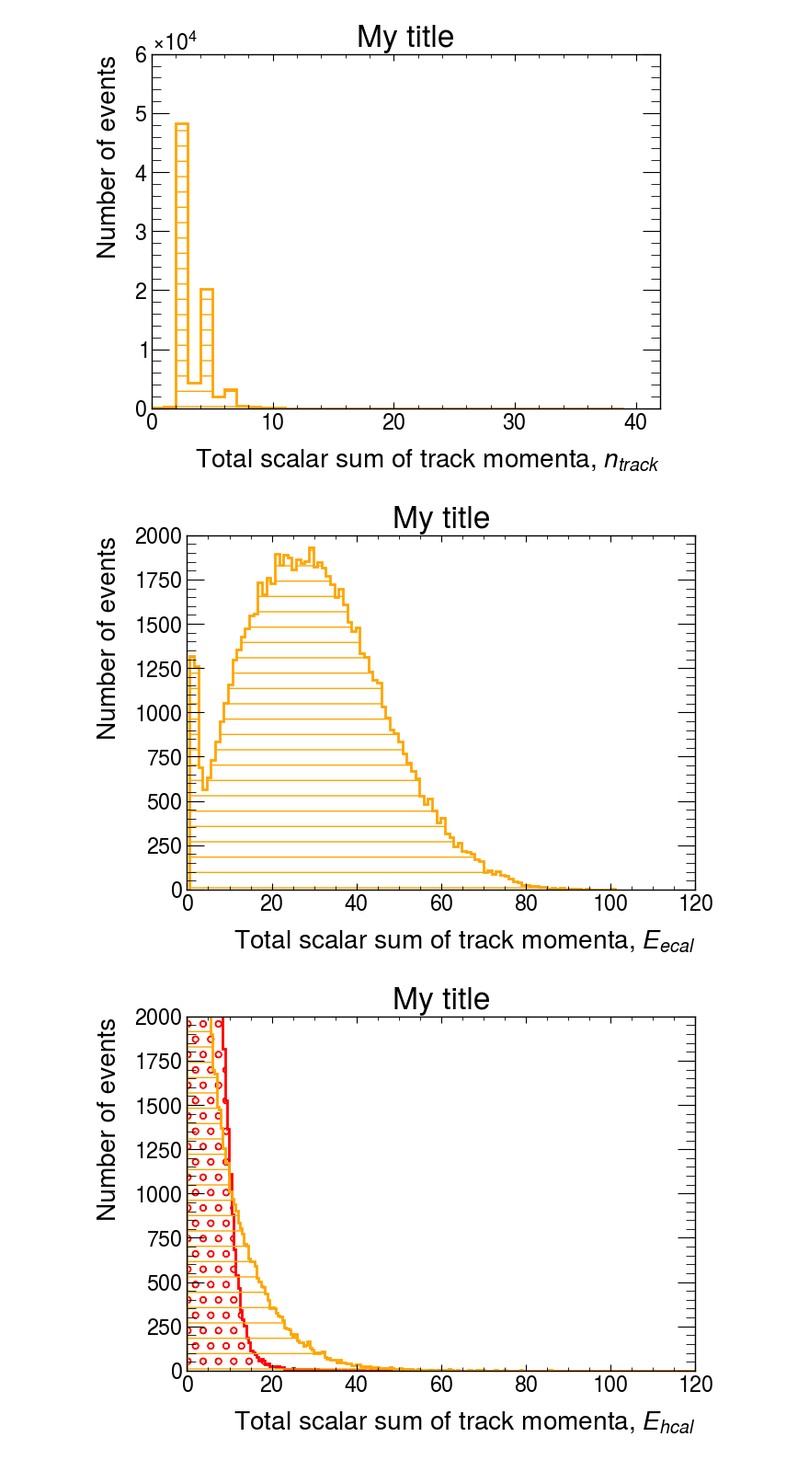
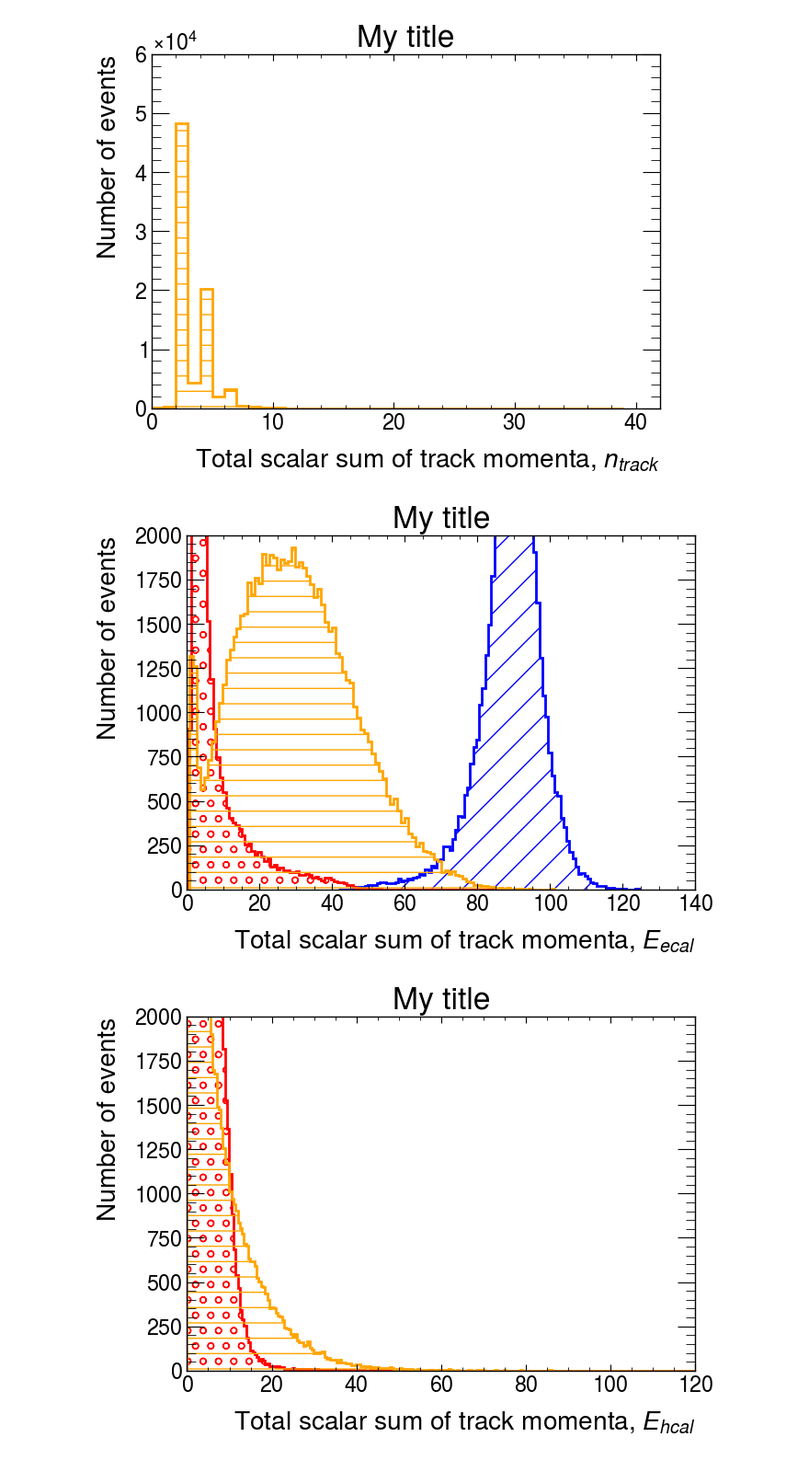
Before and after one commit to josepretel/z0-precisionmeasurement, a Jupyter notebook: z0_analysis.ipynb, the cells around one changed output. Shown at 92% size. Drawn from its saved outputs; the diff is of its cells as text; code cells hidden in the pictures.

```diff
--- a/z0_analysis.ipynb
+++ b/z0_analysis.ipynb
@@ -247,39 +249,39 @@ plt.show()
 plt.style.use(mplhep.style.ATLAS) # You can load ATLAS/CMS/ALICE plot style
 plt.figure(figsize=(7,5))
 
-#bin_content_ee, bin_edges_ee, _ = plt.hist(E_ecal_ee,bins=100, histtype='step',  linewidth=2, edgecolor='b', hatch='/', label='Pcharged')
-#mid_ee = 0.5*(bin_edges_ee[1:] + bin_edges_ee[:-1]) #Calculate midpoint of the bars
+bin_content_ee, bin_edges_ee, _ = plt.hist(E_ecal_ee,bins=100, histtype='step',  linewidth=2, edgecolor='b', hatch='/', label='Pcharged')
+mid_ee = 0.5*(bin_edges_ee[1:] + bin_edges_ee[:-1]) #Calculate midpoint of the bars
 
-#bin_content_mm, bin_edges_mm, _ = plt.hist(E_ecal_mm,bins=100, histtype='step',  linewidth=2, edgecolor='r', hatch='o', label='Pcharged')
-#mid_mm = 0.5*(bin_edges_mm[1:] + bin_edges_mm[:-1]) #Calculate midpoint of the bars
+bin_content_mm, bin_edges_mm, _ = plt.hist(E_ecal_mm,bins=100, histtype='step',  linewidth=2, edgecolor='r', hatch='o', label='Pcharged')
+mid_mm = 0.5*(bin_edges_mm[1:] + bin_edges_mm[:-1]) #Calculate midpoint of the bars
 
 #bin_content_qq, bin_edges_qq, _ = plt.hist(E_ecal_qq,bins=100, histtype='step',  linewidth=2, edgecolor='green', hatch='x', label='Pcharged')
 #mid_qq = 0.5*(bin_edges_qq[1:] + bin_edges_qq[:-1]) #Calculate midpoint of the bars
 
 bin_content_tt, bin_edges_tt, _ = plt.hist(E_ecal_tt,bins=100, histtype='step',  linewidth=2, edgecolor='orange', hatch='-', label='Pcharged')
 mid_tt = 0.5*(bin_edges_tt[1:] + bin_edges_tt[:-1]) #Calculate midpoint of the bars
 
 
 #error_sizes = np.sqrt(bin_content)
 
 #plt.errorbar(mid, bin_content, yerr=error_sizes, fmt='none')
 ### When producing an histogram, you can store the bin content and the edges of the bins in
 ###'bin_content', and 'bin_edges'
 #print(bin_content)
 #print(bin_edges)
 
 ### Show the plot on screen
 plt.title('My title')
 #plt.xlim(10.,150.)
 plt.ylim(0,2*10**3)
 
 #plt.yscale('log')
 #plt.xscale('log')
 plt.xlabel('Total scalar sum of track momenta, $E_{ecal}$')
 plt.ylabel('Number of events')
 plt.show()
 # %% [output]
-[figure, old version]
+[figure, new version]
 # %%
 bins_Ehcal = np.linspace(0, 120, 242)
 
```
Also changed, not shown: parts of 8 cells of this notebook.
